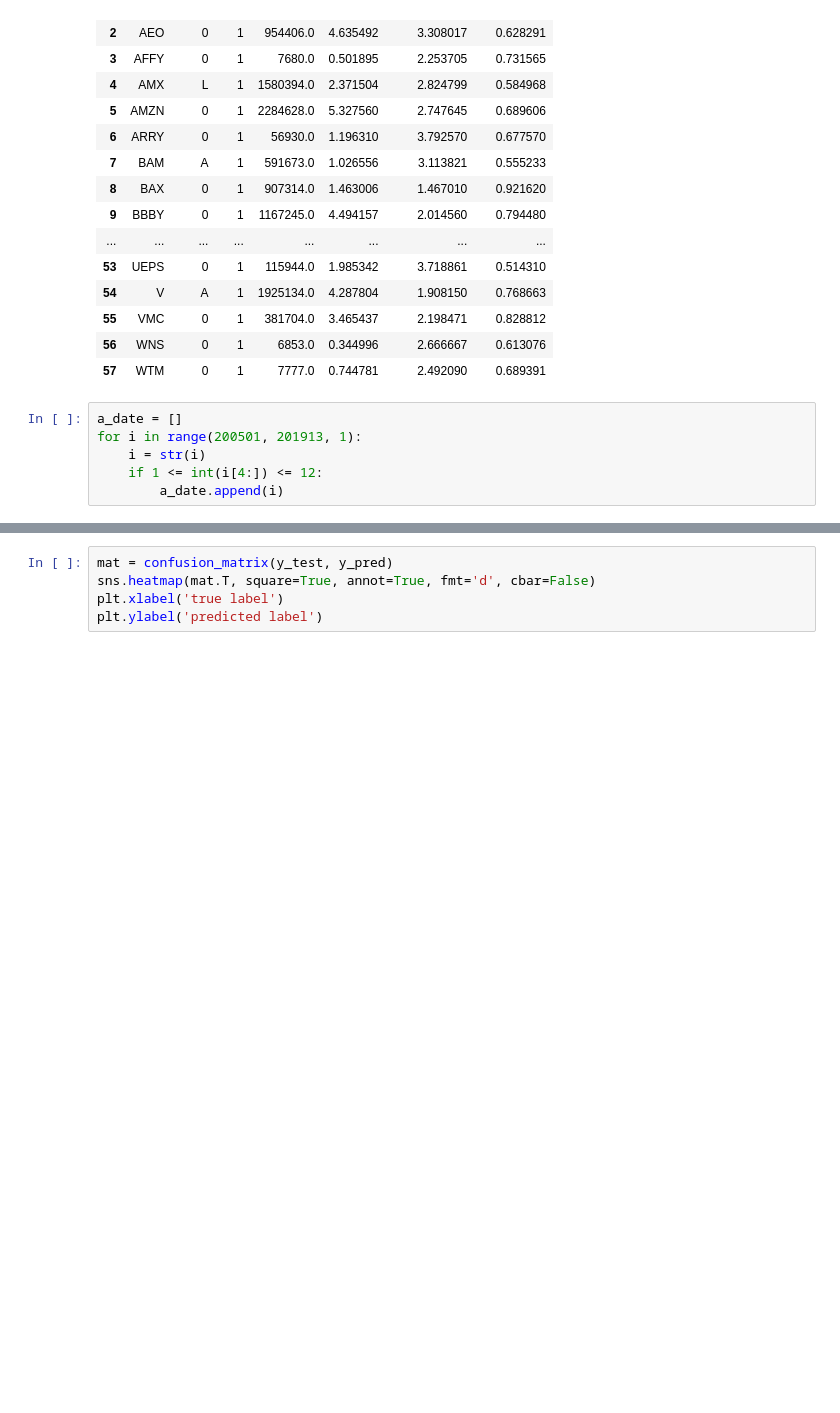
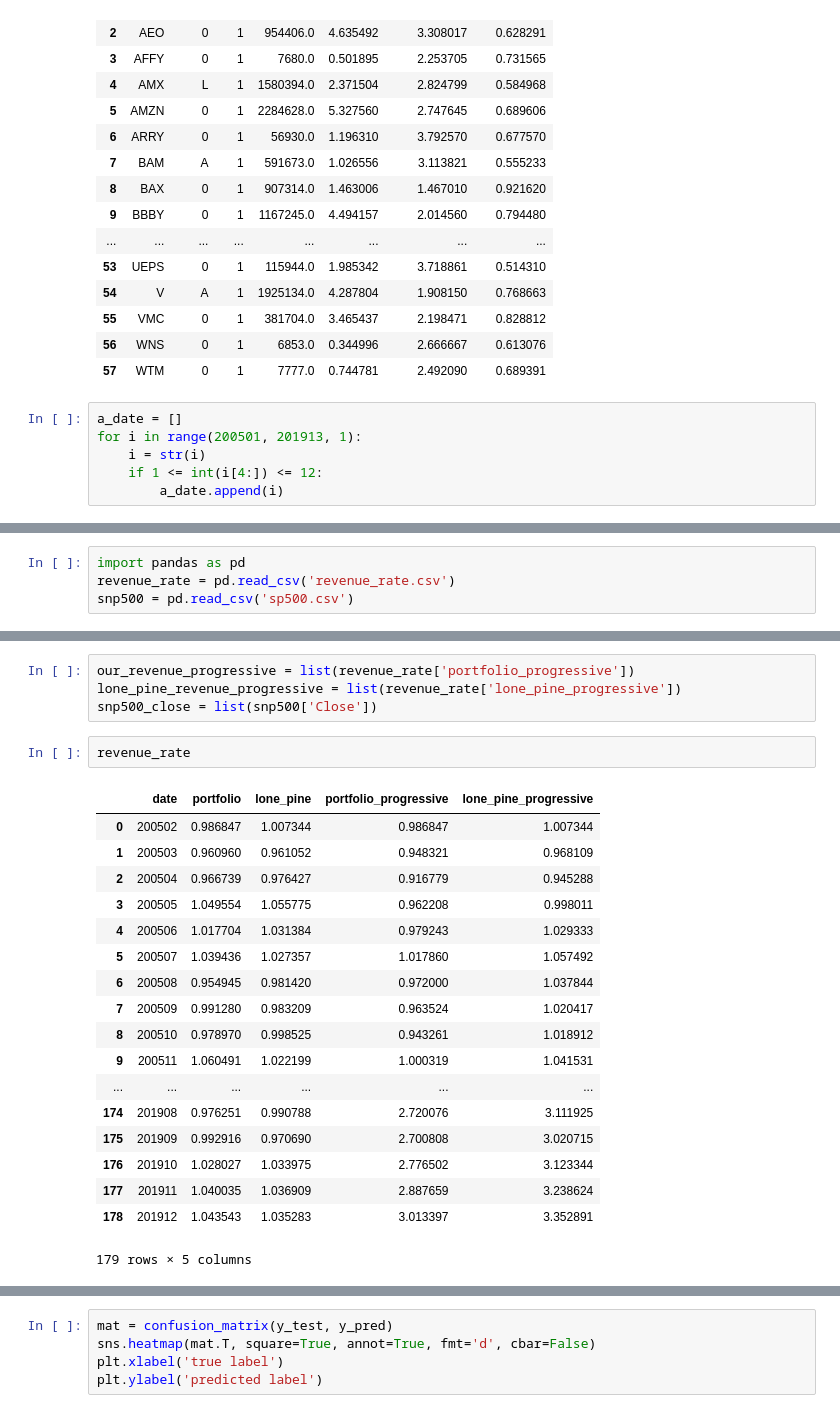
Before and after one commit to wellslu/CTBC-PROJECT, a Jupyter notebook: main.ipynb, the cells around one changed output, grey strips where cells are left out. Saved outputs shown, nothing was run; the diff lists cells and outputs as text; blank space fills up the shorter version.

```diff
--- a/main.ipynb
+++ b/main.ipynb
@@ -307,0 +358,4 @@ KeyboardInterrupt:
+# %%
+import pandas as pd
+revenue_rate = pd.read_csv('revenue_rate.csv')
+snp500 = pd.read_csv('sp500.csv')
@@ -307,0 +374,25 @@ KeyboardInterrupt:
+# %%
+our_revenue_progressive = list(revenue_rate['portfolio_progressive'])
+lone_pine_revenue_progressive = list(revenue_rate['lone_pine_progressive'])
+snp500_close = list(snp500['Close'])
+# %%
+revenue_rate
+# %% [output]
+|  | date | portfolio | lone_pine | portfolio_progressive | lone_pine_progressive |
+| 0 | 200502 | 0.986847 | 1.007344 | 0.986847 | 1.007344 |
+| 1 | 200503 | 0.960960 | 0.961052 | 0.948321 | 0.968109 |
+| 2 | 200504 | 0.966739 | 0.976427 | 0.916779 | 0.945288 |
+| 3 | 200505 | 1.049554 | 1.055775 | 0.962208 | 0.998011 |
+| 4 | 200506 | 1.017704 | 1.031384 | 0.979243 | 1.029333 |
+| 5 | 200507 | 1.039436 | 1.027357 | 1.017860 | 1.057492 |
+| 6 | 200508 | 0.954945 | 0.981420 | 0.972000 | 1.037844 |
+| 7 | 200509 | 0.991280 | 0.983209 | 0.963524 | 1.020417 |
+| 8 | 200510 | 0.978970 | 0.998525 | 0.943261 | 1.018912 |
+| 9 | 200511 | 1.060491 | 1.022199 | 1.000319 | 1.041531 |
+| ... | ... | ... | ... | ... | ... |
+| 174 | 201908 | 0.976251 | 0.990788 | 2.720076 | 3.111925 |
+| 175 | 201909 | 0.992916 | 0.970690 | 2.700808 | 3.020715 |
+| 176 | 201910 | 1.028027 | 1.033975 | 2.776502 | 3.123344 |
+| 177 | 201911 | 1.040035 | 1.036909 | 2.887659 | 3.238624 |
+| 178 | 201912 | 1.043543 | 1.035283 | 3.013397 | 3.352891 |
+179 rows × 5 columns
```
Also changed, not shown: parts of 16 cells of this notebook, 3 other files.
